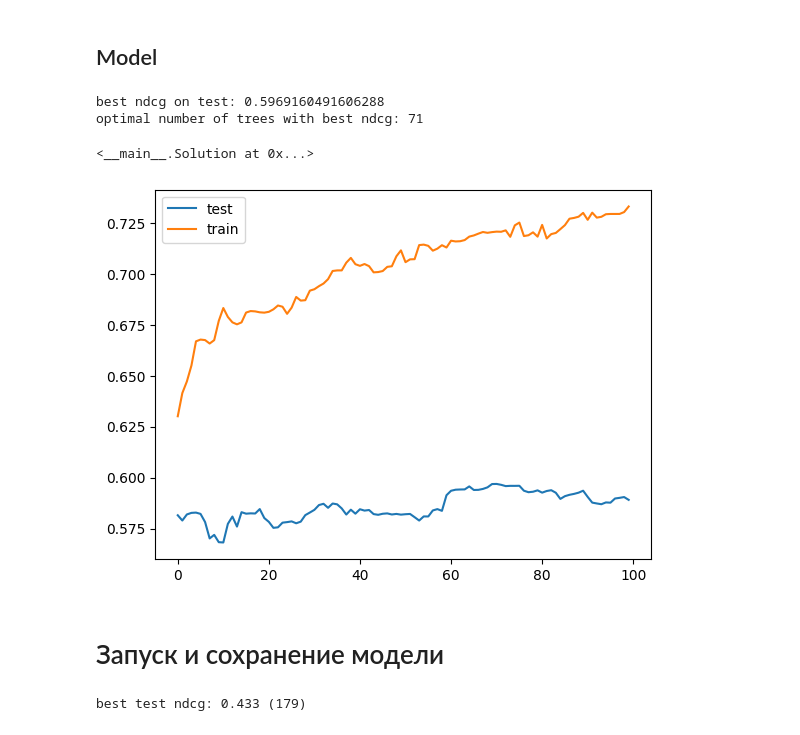
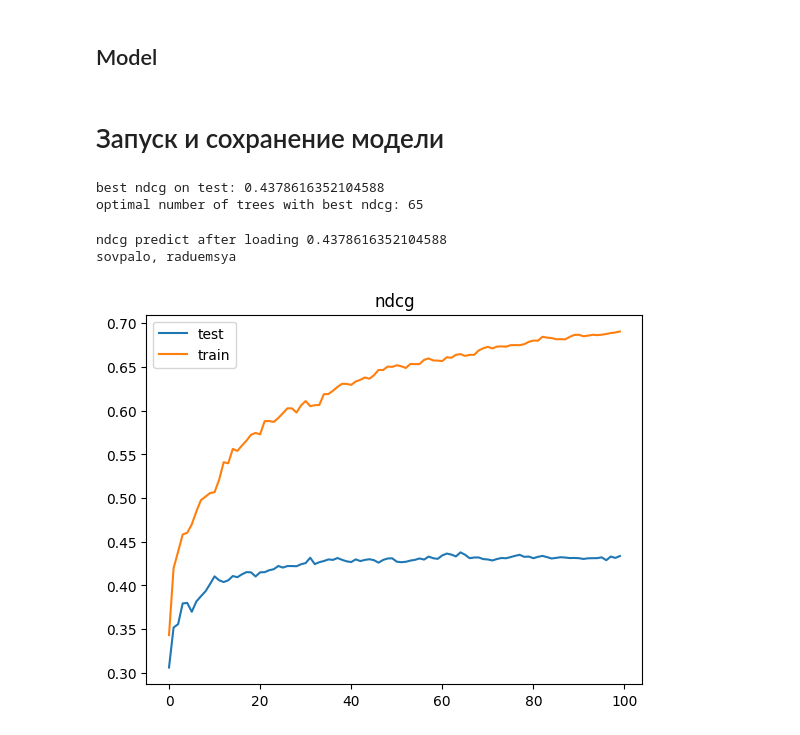
Before and after one commit to AstapovIE/ML-DL_Projects, a Jupyter notebook: ML/mipt_dafe_hw/lambdaRankBoosting_byHands.ipynb, the cells around one changed output. Saved outputs shown, nothing was run; the diff lists cells and outputs as text; code cells hidden in the pictures.

Commit message:
lambda boosting update

```diff
--- a/ML/mipt_dafe_hw/lambdaRankBoosting_byHands.ipynb
+++ b/ML/mipt_dafe_hw/lambdaRankBoosting_byHands.ipynb
@@ -430,10 +340,2 @@ class Solution:
-# %%
-sol = Solution()
-sol.fit()
-# %% [output]
-best ndcg on test: 0.5969160491606288
-optimal number of trees with best ndcg: 71
-<__main__.Solution at 0x...>
-[figure, old version]
 # %% [markdown]
 # Запуск и сохранение модели
@@ -446,6 +342,23 @@ sol.load_model("model.pckl")
-# %%
-sol = Solution()
-sol.fit()
-sol.load_model("model.pckl")
-# %% [output]
-best test ndcg: 0.433 (179)
+# %%
+sol = Solution(n_estimators = 100)
+sol.fit()
+
+lambda_boosting = Solution()
+lambda_boosting.load_model("model.pckl")
+
+# +18 контент, говнокод лютый (чисто чтобы убедиться, что нормально предсказывает)
+train_df, test_df = msrank_10k()
+
+X_test = test_df.drop([0, 1], axis=1).values
+X_test = torch.FloatTensor(lambda_boosting._scale_features_in_query_groups(X_test, lambda_boosting.query_ids_test))
+y_test = test_df[0].values
+
+predicts = lambda_boosting.predict(X_test)
+print("ndcg predict after loading", lambda_boosting._calc_ndcg(torch.FloatTensor(y_test).view(-1,1), predicts, lambda_boosting.query_ids_test))
+print("sovpalo, raduemsya")
+# %% [output]
+best ndcg on test: 0.4378616352104588
+optimal number of trees with best ndcg: 65
+ndcg predict after loading 0.4378616352104588
+sovpalo, raduemsya
+[figure, added]
```
Also changed, not shown: parts of 7 cells of this notebook.
